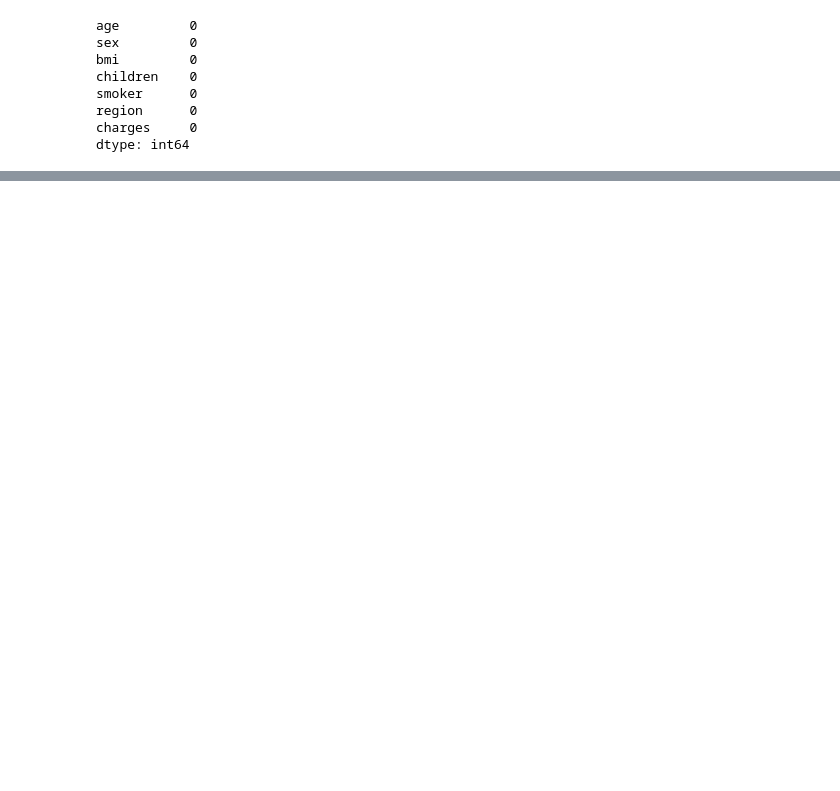
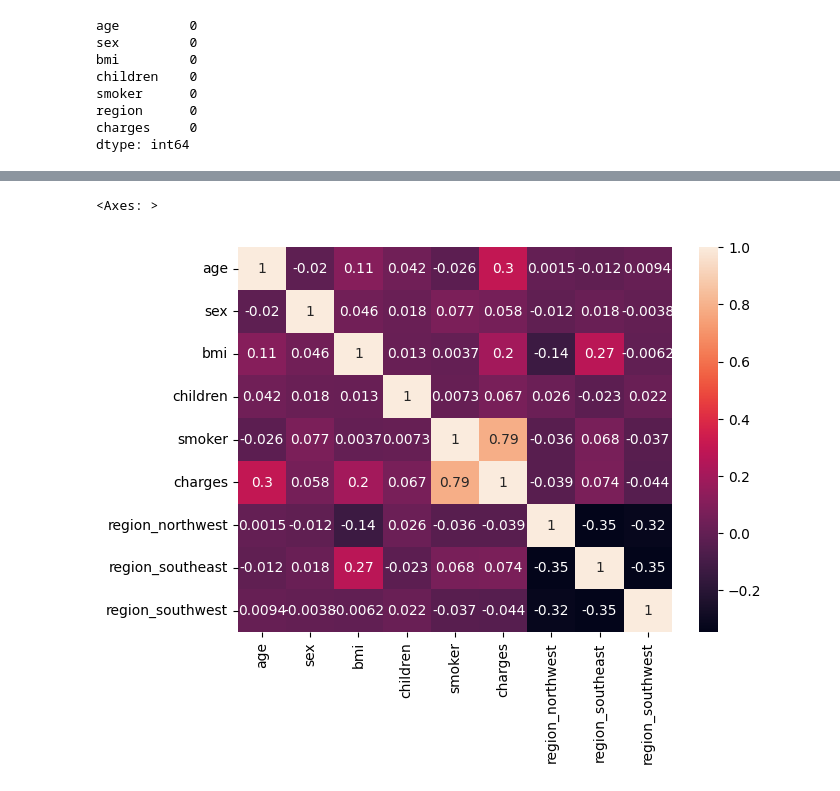
Before and after one commit to Bikram213/Medical-Insurance-Cost-Predictor, a Jupyter notebook: medical_cost.ipynb, the cells around one changed output, grey strips where cells are left out. Cells and saved outputs as stored; diff of their text form; code cells hidden in the pictures; blank space fills up the shorter version.

```diff
--- a/medical_cost.ipynb
+++ b/medical_cost.ipynb
@@ -49,0 +142,3 @@ dtype: int64
+# %%
+# Encoding
+le = LabelEncoder()
@@ -49,0 +188,5 @@ dtype: int64
+# %%
+dummy = pd.get_dummies(df1['region'],drop_first=True,  prefix='region').astype('int64')
+df1 = df1.drop(['region'], axis= 1)
+df1 = pd.concat([df1, dummy], axis= 1)
+df1.head()
@@ -49,0 +200,6 @@ dtype: int64
+# %%
+plt.figure(figsize=(7,5))
+sns.heatmap(df1.corr(),annot= True)
+# %% [output]
+<Axes: >
+[figure, added]
```
Also changed, not shown: parts of 38 cells of this notebook.
